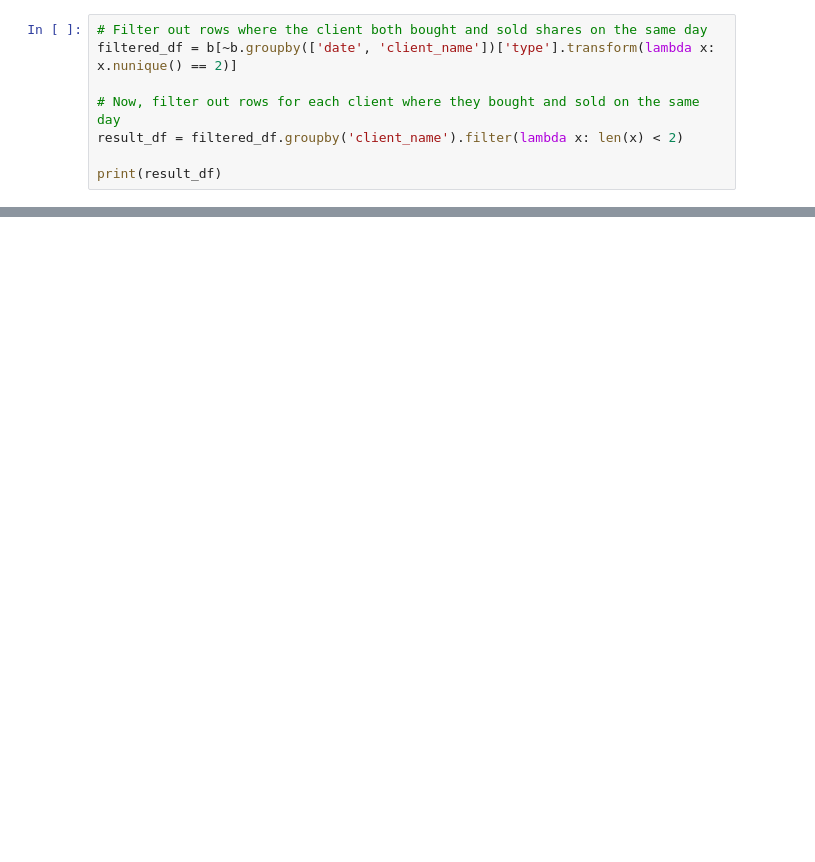
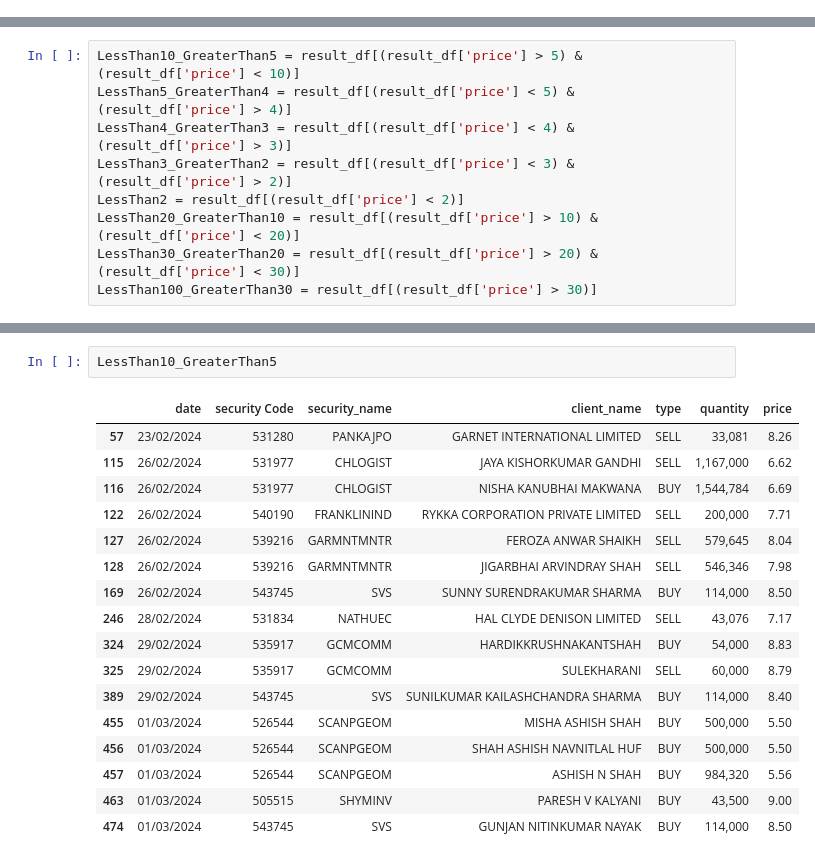
Before and after one commit to sumeet022/SmallCapStocks, a Jupyter notebook: SmallCapStocks_Bse.ipynb, the cells around one changed output, grey strips where cells are left out. Cells and saved outputs as stored; diff of their text form; blank space fills up the shorter version.

```diff
--- a/SmallCapStocks_Bse.ipynb
+++ b/SmallCapStocks_Bse.ipynb
@@ -97,8 +49,0 @@ b
-# %%
-# Filter out rows where the client both bought and sold shares on the same day
-filtered_df = b[~b.groupby(['date', 'client_name'])['type'].transform(lambda x: x.nunique() == 2)]
-
-# Now, filter out rows for each client where they bought and sold on the same day
-result_df = filtered_df.groupby('client_name').filter(lambda x: len(x) < 2)
-
-print(result_df)
@@ -130,0 +50,9 @@ print(result_df)
+# %%
+LessThan10_GreaterThan5 = result_df[(result_df['price'] > 5) & (result_df['price'] < 10)]
+LessThan5_GreaterThan4 = result_df[(result_df['price'] < 5) & (result_df['price'] > 4)]
+LessThan4_GreaterThan3 = result_df[(result_df['price'] < 4) & (result_df['price'] > 3)]
+LessThan3_GreaterThan2 = result_df[(result_df['price'] < 3) & (result_df['price'] > 2)]
+LessThan2 = result_df[(result_df['price'] < 2)]
+LessThan20_GreaterThan10 = result_df[(result_df['price'] > 10) & (result_df['price'] < 20)]
+LessThan30_GreaterThan20 = result_df[(result_df['price'] > 20) & (result_df['price'] < 30)]
+LessThan100_GreaterThan30 = result_df[(result_df['price'] > 30)]
@@ -130,0 +84,20 @@ print(result_df)
+# %%
+LessThan10_GreaterThan5
+# %% [output]
+|  | date | security Code | security_name | client_name | type | quantity | price |
+| 57 | 23/02/2024 | 531280 | PANKAJPO | GARNET INTERNATIONAL LIMITED | SELL | 33,081 | 8.26 |
+| 115 | 26/02/2024 | 531977 | CHLOGIST | JAYA KISHORKUMAR GANDHI | SELL | 1,167,000 | 6.62 |
+| 116 | 26/02/2024 | 531977 | CHLOGIST | NISHA KANUBHAI MAKWANA | BUY | 1,544,784 | 6.69 |
+| 122 | 26/02/2024 | 540190 | FRANKLININD | RYKKA CORPORATION PRIVATE LIMITED | SELL | 200,000 | 7.71 |
+| 127 | 26/02/2024 | 539216 | GARMNTMNTR | FEROZA ANWAR SHAIKH | SELL | 579,645 | 8.04 |
+| 128 | 26/02/2024 | 539216 | GARMNTMNTR | JIGARBHAI ARVINDRAY SHAH | SELL | 546,346 | 7.98 |
+| 169 | 26/02/2024 | 543745 | SVS | SUNNY SURENDRAKUMAR SHARMA | BUY | 114,000 | 8.50 |
+| 246 | 28/02/2024 | 531834 | NATHUEC | HAL CLYDE DENISON LIMITED | SELL | 43,076 | 7.17 |
+| 324 | 29/02/2024 | 535917 | GCMCOMM | HARDIKKRUSHNAKANTSHAH | BUY | 54,000 | 8.83 |
+| 325 | 29/02/2024 | 535917 | GCMCOMM | SULEKHARANI | SELL | 60,000 | 8.79 |
+| 389 | 29/02/2024 | 543745 | SVS | SUNILKUMAR KAILASHCHANDRA SHARMA | BUY | 114,000 | 8.40 |
+| 455 | 01/03/2024 | 526544 | SCANPGEOM | MISHA ASHISH SHAH | BUY | 500,000 | 5.50 |
+| 456 | 01/03/2024 | 526544 | SCANPGEOM | SHAH ASHISH NAVNITLAL HUF | BUY | 500,000 | 5.50 |
+| 457 | 01/03/2024 | 526544 | SCANPGEOM | ASHISH N SHAH | BUY | 984,320 | 5.56 |
+| 463 | 01/03/2024 | 505515 | SHYMINV | PARESH V KALYANI | BUY | 43,500 | 9.00 |
+| 474 | 01/03/2024 | 543745 | SVS | GUNJAN NITINKUMAR NAYAK | BUY | 114,000 | 8.50 |
```
Also changed, not shown: parts of 15 cells of this notebook.
